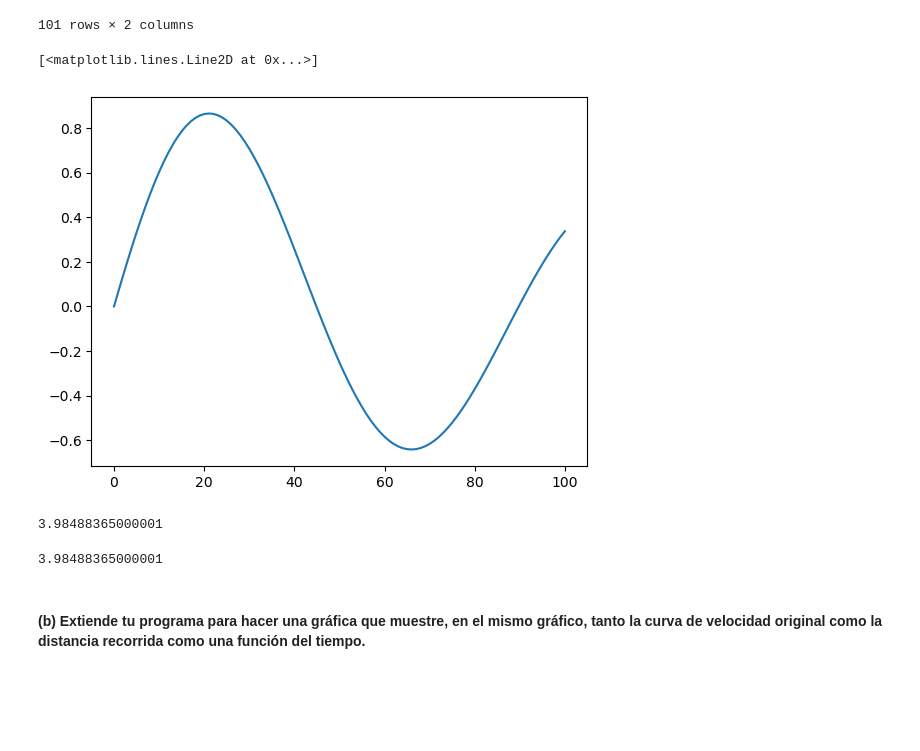
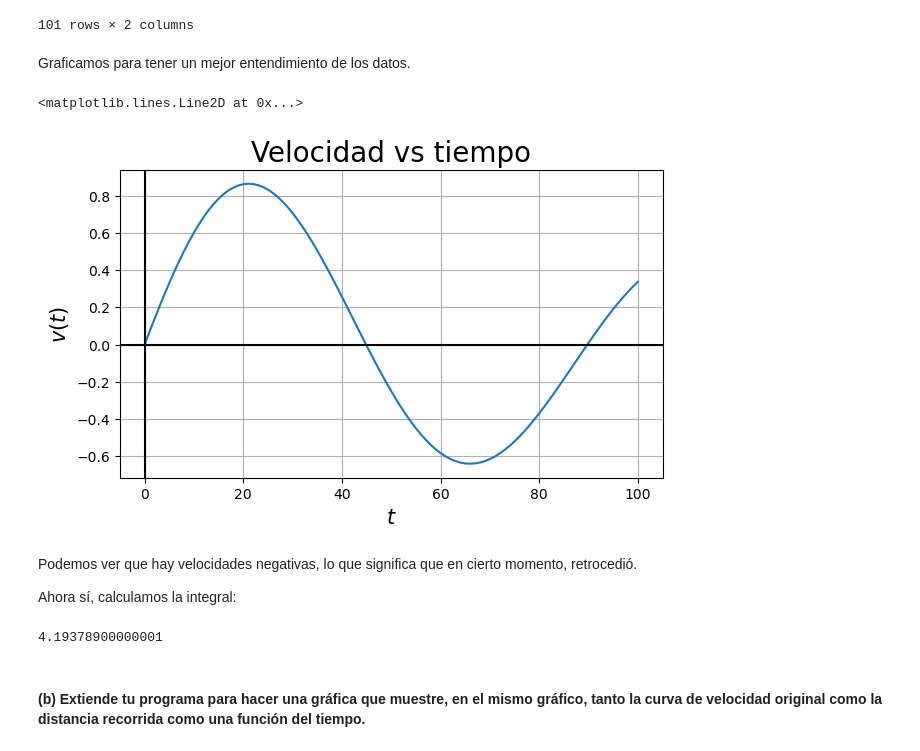
Before and after one commit to Alexi5omg/CLASE, a Jupyter notebook: Tareas/Práctica_3.ipynb, the cells around one changed output. Cells and saved outputs as stored; diff of their text form; code cells hidden in the pictures; blank space fills up the shorter version.

```diff
--- a/Tareas/Práctica_3.ipynb
+++ b/Tareas/Práctica_3.ipynb
@@ -52,14 +52,27 @@ velocidades
 | 99 | 99 | 0.311479 |
 | 100 | 100 | 0.337308 |
 101 rows × 2 columns
-# %%
-t = velocidades[0]
-v = velocidades[1]
-
-pl.plot(t,v)
-# %% [output]
-[<matplotlib.lines.Line2D at 0x...>]
-[figure, removed]
+# %% [markdown]
+Graficamos para tener un mejor entendimiento de los datos.
+# %%
+t = velocidades[0]
+v = velocidades[1]
+
+pl.figure(figsize=(7,4))
+pl.title('Velocidad vs tiempo',size=20)
+pl.xlabel(r'$t$',size=15)
+pl.ylabel(r'$v(t)$',size=15)
+pl.plot(t,v)
+pl.grid()
+pl.axhline(y=0.0,xmin=0.0,color='black')
+pl.axvline(x=0.0,ymin=0.0,color='black')
+# %% [output]
+<matplotlib.lines.Line2D at 0x...>
+[figure, added]
+# %% [markdown]
+Podemos ver que hay velocidades negativas, lo que significa que en cierto momento, retrocedió.
+
+Ahora sí, calculamos la integral:
 # %%
 def f(x):
     return v[int(x)]
@@ -73,23 +85,8 @@ def IntTrap(a,b):
         s = s+f(a+k*h)
     return (h/2)*(p+s)
 # %%
-IntTrap(0,99)
+IntTrap(f,0,100,100)
 # %% [output]
-3.98488365000001
+4.19378900000001
-# %%
-def IntSimp(a,b):
-    h = (b-a)/N
-    p = f(a)+f(b)
-    s1 = 0
-    s2 = 0
-    for k in range(1,int(N/2)+1):
-        s1 = s1+f(a+(2*k-1)*h)
-    for k in range(1,int(N/2)):
-        s2 = s2+f(a+2*k*h)
-    return (h/3)*(p + 4*s1 + 2*s2)
-
-IntTrap(0,99)
-# %% [output]
-3.98488365000001
 # %% [markdown]
 #### **(b)** Extiende tu programa para hacer una gráfica que muestre, en el mismo gráfico, tanto la curva de velocidad original como la distancia recorrida como una función del tiempo.
```
Also changed, not shown: parts of 36 cells of this notebook.
